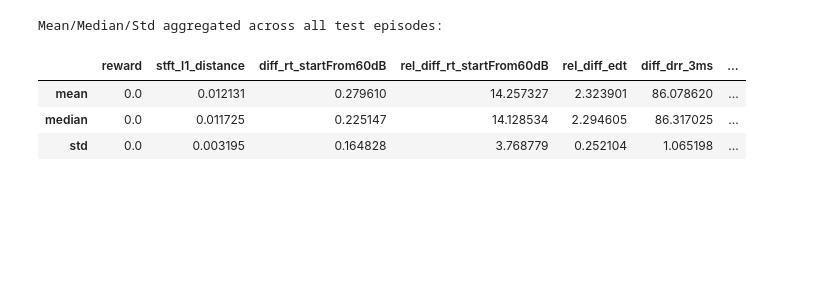
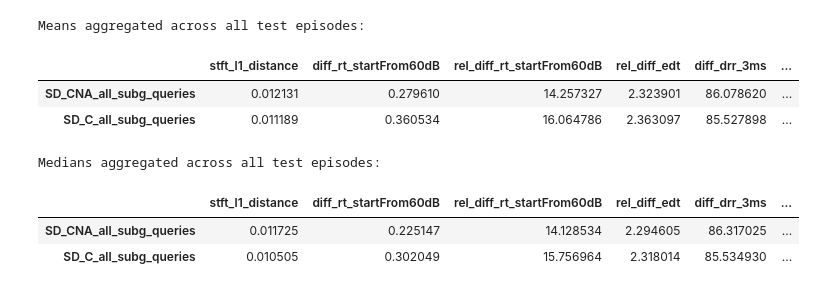
Before and after one commit to arjunrs1/active-rir, a Jupyter notebook: scripts/eval_stats_aggregation/compute_fs_rir_eval_stats.ipynb, the cells around one changed output. Saved outputs shown, nothing was run; the diff lists cells and outputs as text; code cells hidden in the pictures; blank space fills up the shorter version.

```diff
--- a/scripts/eval_stats_aggregation/compute_fs_rir_eval_stats.ipynb
+++ b/scripts/eval_stats_aggregation/compute_fs_rir_eval_stats.ipynb
@@ -216,9 +140,49 @@ df
+# %%
+from collections import defaultdict
+import itertools
+import numpy as np
+import pandas as pd
+
+# Initialize three defaultdicts for mean, median, and std
+mean_results = defaultdict(dict)
+median_results = defaultdict(dict)
+std_results = defaultdict(dict)
+round_val = 8
+
+for model_name, run in all_models_metrics.items():
+    for metric in run[list(run.keys())[0]].keys():
+        if metric == "reward":
+            continue
+        # Flatten the list of lists for the current metric across all runs
+        values = list(itertools.chain.from_iterable([inner_dict[metric] for inner_dict in run.values()]))
+        # Calculate mean, median, and std
+        mean_val = np.round(np.mean(values), round_val)
+        median_val = np.round(np.median(values), round_val)
+        std_val = np.round(np.std(values), round_val)
+
+        # Populate the defaultdicts
+        mean_results[model_name][metric] = mean_val
+        median_results[model_name][metric] = median_val
+        std_results[model_name][metric] = std_val
+
+# Convert the defaultdicts to pandas DataFrames
+df_mean = pd.DataFrame(mean_results)
+df_median = pd.DataFrame(median_results)
+df_std = pd.DataFrame(std_results)
+
+# Display the DataFrames
+print("Means aggregated across all test episodes:")
+df_mean.T
+# %% [output]
+Means aggregated across all test episodes:
+|  | stft_l1_distance | diff_rt_startFrom60dB | rel_diff_rt_startFrom60dB | rel_diff_edt | diff_drr_3ms | ... |
+| SD_CNA_all_subg_queries | 0.012131 | 0.279610 | 14.257327 | 2.323901 | 86.078620 | ... |
+| SD_C_all_subg_queries | 0.011189 | 0.360534 | 16.064786 | 2.363097 | 85.527898 | ... |
 # %%
-print("Mean/Median/Std aggregated across all test episodes:")
-df.T
+print("\nMedians aggregated across all test episodes:")
+df_median.T
 # %% [output]
-Mean/Median/Std aggregated across all test episodes:
+Medians aggregated across all test episodes:
-|  | reward | stft_l1_distance | diff_rt_startFrom60dB | rel_diff_rt_startFrom60dB | rel_diff_edt | diff_drr_3ms | ... |
-| mean | 0.0 | 0.012131 | 0.279610 | 14.257327 | 2.323901 | 86.078620 | ... |
-| median | 0.0 | 0.011725 | 0.225147 | 14.128534 | 2.294605 | 86.317025 | ... |
-| std | 0.0 | 0.003195 | 0.164828 | 3.768779 | 0.252104 | 1.065198 | ... |
+|  | stft_l1_distance | diff_rt_startFrom60dB | rel_diff_rt_startFrom60dB | rel_diff_edt | diff_drr_3ms | ... |
+| SD_CNA_all_subg_queries | 0.011725 | 0.225147 | 14.128534 | 2.294605 | 86.317025 | ... |
+| SD_C_all_subg_queries | 0.010505 | 0.302049 | 15.756964 | 2.318014 | 85.534930 | ... |
```
Also changed, not shown: parts of 21 cells of this notebook, 12 other files.
